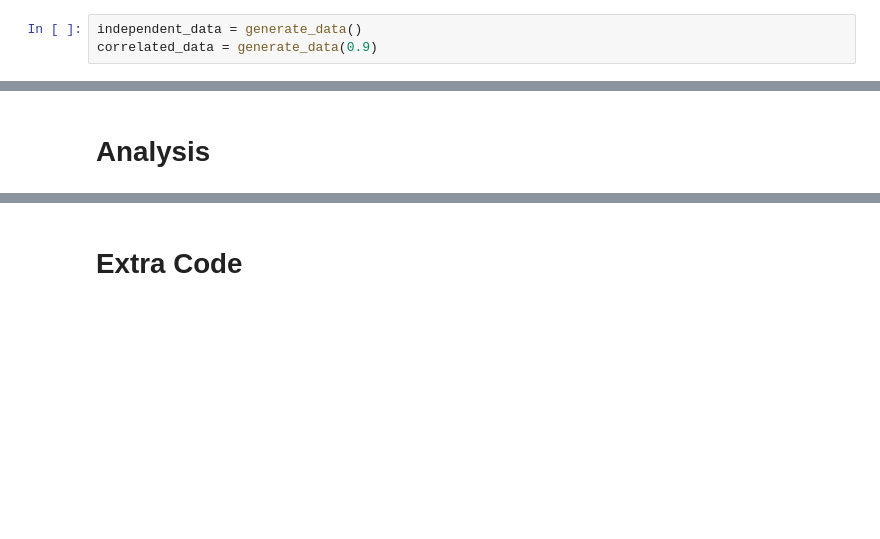
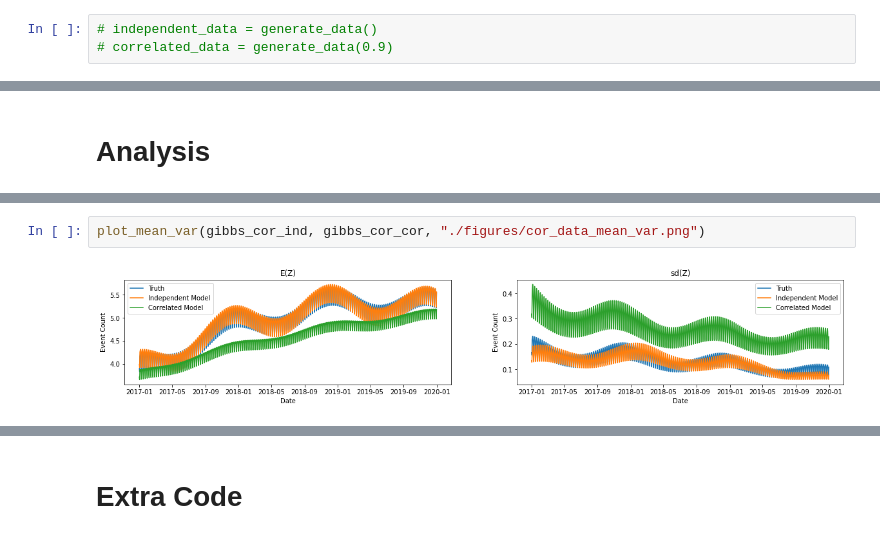
Before and after one commit to eastonhuch/discrete-lognormal-sampler, a Jupyter notebook: analysis.ipynb, the cells around one changed output, grey strips where cells are left out. Saved outputs shown, nothing was run; the diff lists cells and outputs as text; blank space fills up the shorter version.

```diff
--- a/analysis.ipynb
+++ b/analysis.ipynb
@@ -8,8 +10,8 @@ import matplotlib.pyplot as plt
 # %% [markdown]
 ## Generate Data Sets
 # %%
-independent_data = generate_data()
-correlated_data = generate_data(0.9)
+# independent_data = generate_data()
+# correlated_data = generate_data(0.9)
 # %% [markdown]
 ## Plot Mean and Variance Over Time
 # %%
@@ -73 +157,5 @@ correlated_gibbs.fit(correlated_data, n_iter=100)
+# %%
+plot_mean_var(gibbs_cor_ind, gibbs_cor_cor, "./figures/cor_data_mean_var.png")
+# %% [output]
+[figure, added]
 # %%
```
Also changed, not shown: parts of 27 cells of this notebook, 1 other file.
